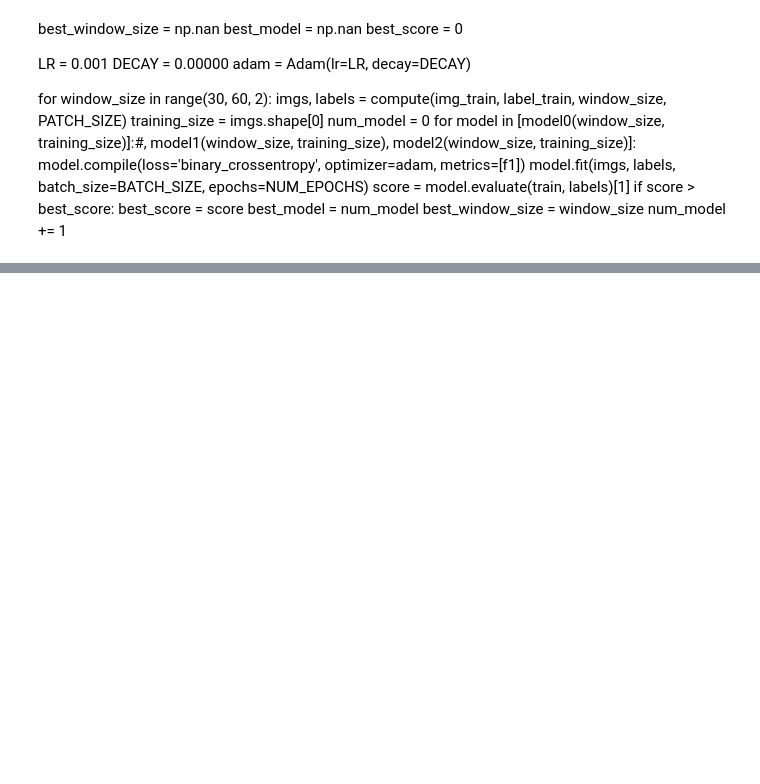
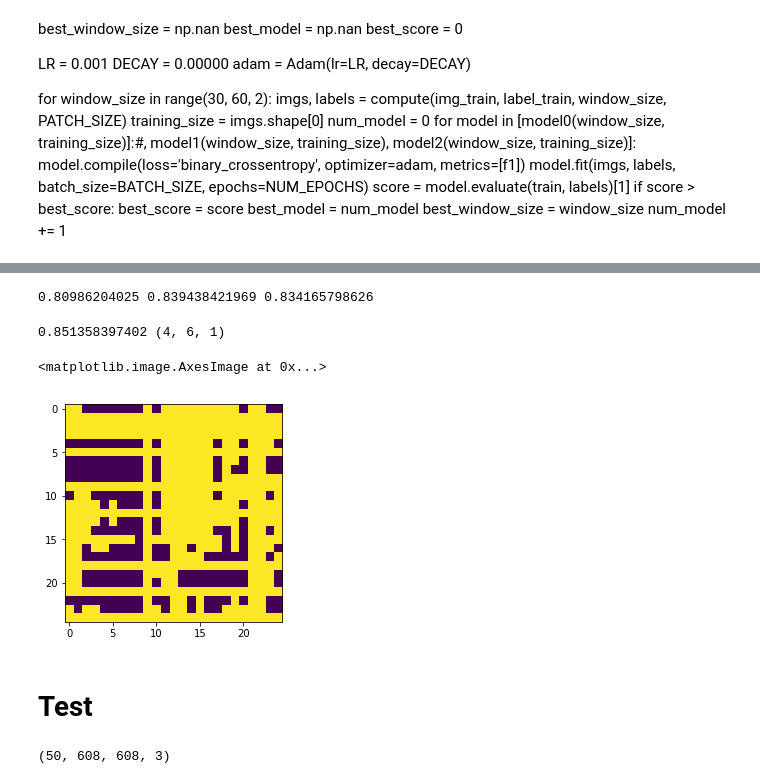
Before and after one commit to ntalabot/EPFML_Project2, a Jupyter notebook: matt_test2.ipynb, the cells around one changed output, grey strips where cells are left out. Saved outputs shown, nothing was run; the diff lists cells and outputs as text; code cells hidden in the pictures; blank space fills up the shorter version.

```diff
--- a/matt_test2.ipynb
+++ b/matt_test2.ipynb
@@ -441,0 +661,74 @@ for i in smallest:
+# %%
+y_train = np.asarray(patch_predictions(labels))
+pred = np.asarray(patch_predictions(predictions)).astype(int)
+pred = np.transpose(pred, (0,2,1))
+# %%
+from sklearn.metrics import f1_score
+
+f1_pred = 0
+f1_mod1 = 0
+f1_mod2 = 0
+
+for i in range(y_train.shape[0]):
+    f1_pred += f1_score(1-y_train[i].ravel(), 1-pred[i].ravel())
+    f1_mod1 += f1_score(1-y_train[i].ravel(), 1-pred_mod1[i].ravel())
+    f1_mod2 += f1_score(1-y_train[i].ravel(), 1-pred_mod2[i].ravel())
+
+f1_pred /= y_train.shape[0]
+f1_mod1 /= y_train.shape[0]
+f1_mod2 /= y_train.shape[0]
+
+print(f1_pred, f1_mod1, f1_mod2)
+# %% [output]
+0.80986204025 0.839438421969 0.834165798626
+# %%
+score = 0
+best_params = (0, 0, 0)
+
+for area in range(1, 5):
+    for road in range(1, 7):
+        for hole in range(1, 7):
+            e = np.asarray(remove_small_pieces(detect_roads(patch_predictions(predictions), road, hole), area))
+            e[e > 0] = 1
+            f1 = 0
+            for i in range(y_train.shape[0]):
+                f1 += f1_score(1-y_train[i].ravel(), 1-e[i].ravel())
+            f1 /= y_train.shape[0]
+            if f1 > score:
+                score = f1
+                best_params = (area, road, hole)
+
+print(score, best_params)
+# %% [output]
+0.851358397402 (4, 6, 1)
+# %%
+a = np.asarray(remove_small_pieces(detect_roads(patch_predictions(predictions), best_params[1], best_params[2]), best_params[0]))
+a[a > 0] = 1
+# %%
+plt.imshow(a[77, :, :])
+# %% [output]
+<matplotlib.image.AxesImage at 0x...>
+[figure, added]
+# %% [markdown]
+# Test
+# %%
+# Directory and files name
+test_dir = "test_set_images/"
+
+test_image_files = os.listdir(test_dir)
+
+# Number of testing samples
+N = len(test_image_files)
+
+# Load the images and ground truth
+img_test = []
+for i in range(N):
+    img = mpimg.imread(test_dir + test_image_files[i] + '/' + test_image_files[i] + '.png')
+
+    img_test.append(img)
+
+img_test = np.asarray(img_test)
+
+print(img_test.shape)
+# %% [output]
+(50, 608, 608, 3)
```
Also changed, not shown: parts of 24 cells of this notebook.
